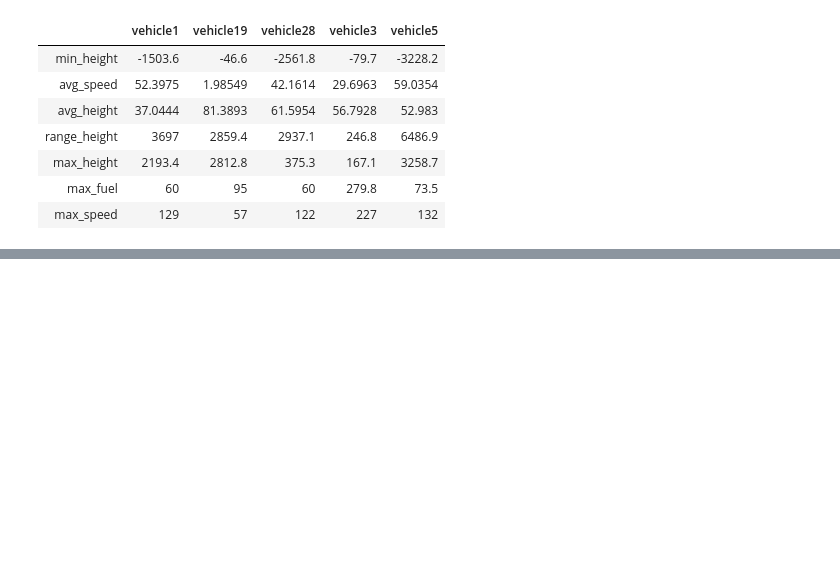
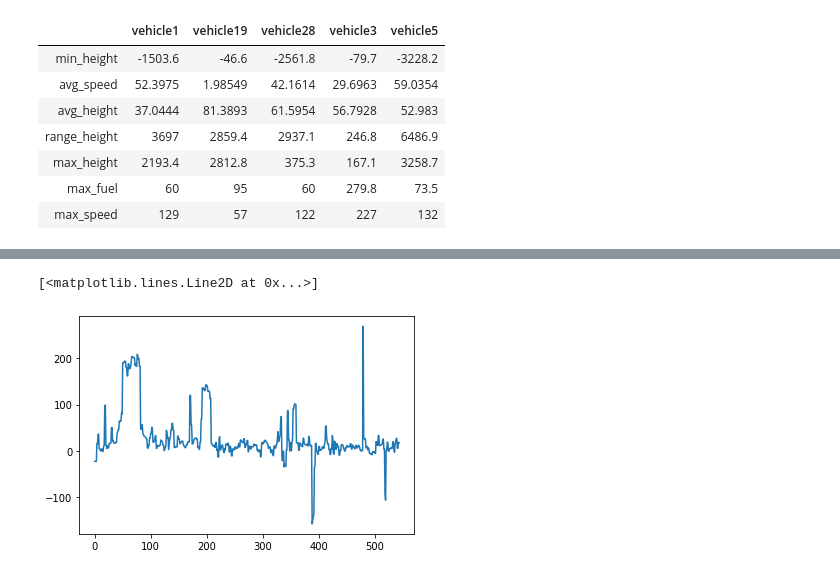
Before and after one commit to xoxai/gis_vehicles_ds_challenge, a Jupyter notebook: gis_TS_classification.ipynb, the cells around one changed output, grey strips where cells are left out. Cells and saved outputs as stored; diff of their text form; code cells hidden in the pictures; blank space fills up the shorter version.

```diff
--- a/gis_TS_classification.ipynb
+++ b/gis_TS_classification.ipynb
@@ -206,0 +294,5 @@ plt.show()
+# %%
+plt.plot(list(vehicles_data['vehicle1'].speedAndHeight.HEIGHT[sliv_indexes]))
+# %% [output]
+[<matplotlib.lines.Line2D at 0x...>]
+[figure, added]
```
Also changed, not shown: parts of 13 cells of this notebook.
